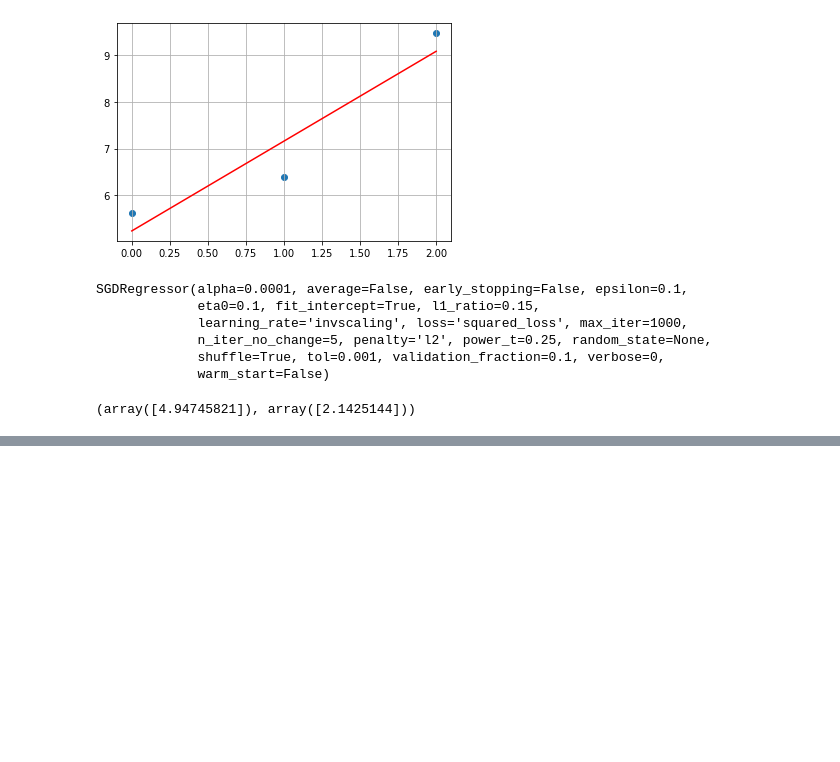
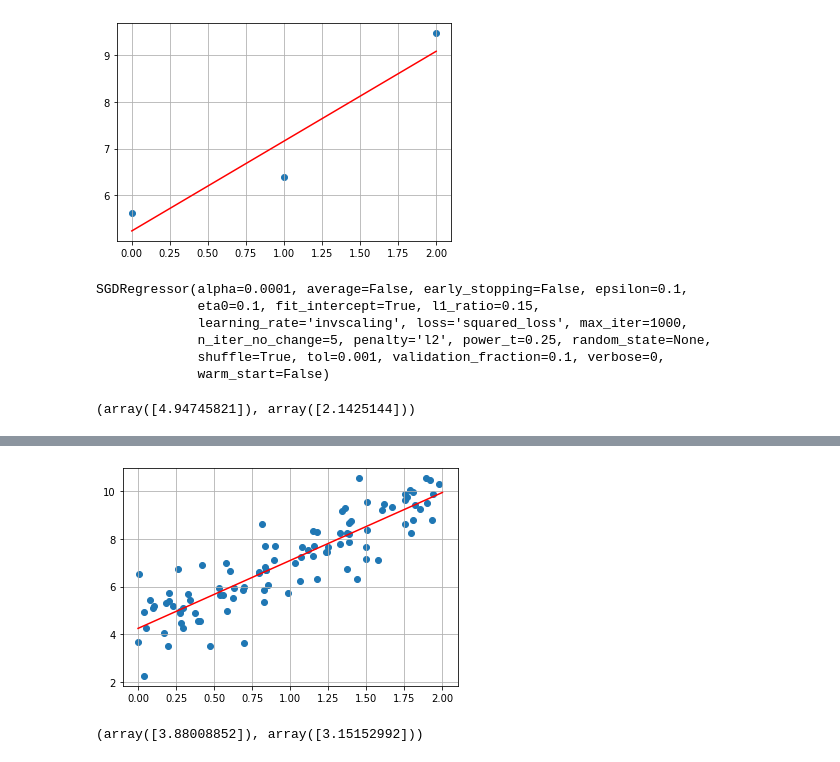
Before and after one commit to JakeOh/202007_itw_bd18, a Jupyter notebook: lab_ml/ml05_linear_regression.ipynb, the cells around one changed output, grey strips where cells are left out. Drawn from its saved outputs; the diff is of its cells as text; code cells hidden in the pictures; blank space fills up the shorter version.

```diff
--- a/lab_ml/ml05_linear_regression.ipynb
+++ b/lab_ml/ml05_linear_regression.ipynb
@@ -242,0 +289,12 @@ sgd_reg.intercept_, sgd_reg.coef_
+# %%
+plt.scatter(X, y)
+plt.plot([[0], [2]], y_pred, 'r-')
+plt.grid()
+# %% [output]
+[figure, added]
+# %%
+sgd_reg = SGDRegressor(eta0=0.01, max_iter=50)
+sgd_reg.fit(X, y.ravel())
+sgd_reg.intercept_, sgd_reg.coef_
+# %% [output]
+(array([3.88008852]), array([3.15152992]))
```
Also changed, not shown: parts of 5 cells of this notebook.
